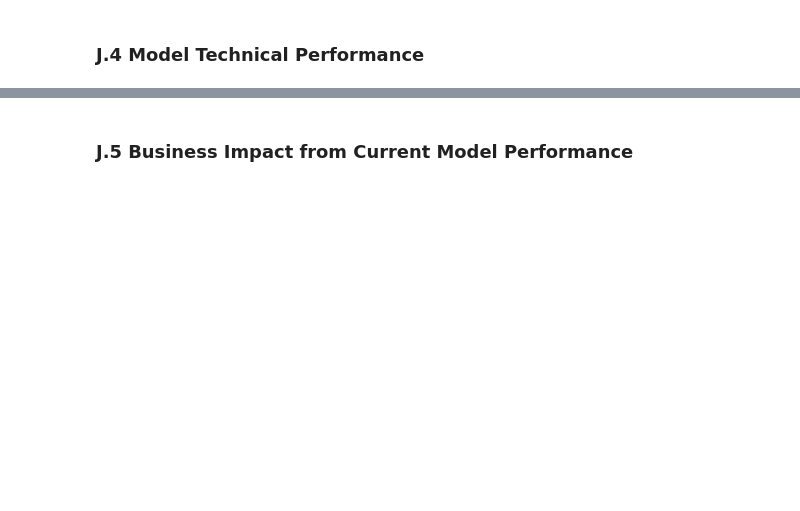
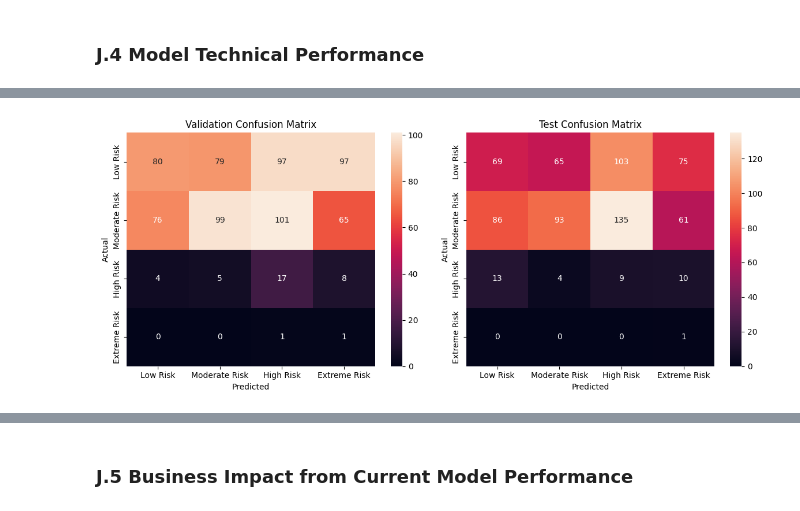
Before and after one commit to RP28/36120-26SP-AT2-26294153-experiments, a Jupyter notebook: notebooks/weather_hazard/36120_26SP_AT2_26294153_experiment_1.ipynb, the cells around one changed output, grey strips where cells are left out. Cells and saved outputs as stored; diff of their text form; code cells hidden in the pictures; blank space fills up the shorter version.

```diff
--- a/notebooks/weather_hazard/36120_26SP_AT2_26294153_experiment_1.ipynb
+++ b/notebooks/weather_hazard/36120_26SP_AT2_26294153_experiment_1.ipynb
@@ -1602,18 +1543,11 @@ optuna_workflow = MLWorkflow(
     inference=evaluate_classification(),
 )
 # %%
-optuna_output = optuna_workflow.run(
-    weather_df,
-    preprocessing_params={
-        "temporal_train_validation_test_split__target": target_name,
-    },
-    track=False,
-)
+optuna_output = optuna_workflow.run(weather_df, preprocessing_params={"temporal_train_validation_test_split__target": target_name}, track=False)
 
 optuna_best_params = pd.DataFrame([{
     "target": target_name,
     **optuna_workflow.best_params_,
-    "validation_macro_recall": optuna_workflow.model_search_.best_score_,
+    "validation_macro_recall": optuna_workflow.model_search_.best_score_
 }])
-
 display(optuna_best_params.set_index("target"))
@@ -1698,30 +1644,13 @@ print(
 # %%
 figure, axes = plt.subplots(1, 2, figsize=(12, 5))
 
 for ax, predictions, actual, title in [
-    (
-        axes[0],
-        validation_predictions,
-        y_validation[target_name],
-        "Validation Confusion Matrix",
-    ),
-    (
-        axes[1],
-        test_predictions,
-        y_test[target_name],
-        "Test Confusion Matrix",
-    ),
+    (axes[0], validation_predictions, y_validation[target_name], "Validation Confusion Matrix"),
+    (axes[1], test_predictions, y_test[target_name], "Test Confusion Matrix")
 ]:
     matrix = confusion_matrix(actual, predictions, labels=class_ids)
-    sns.heatmap(
-        matrix,
-        annot=True,
-        fmt="d",
-        cmap="Blues",
-        xticklabels=class_names,
-        yticklabels=class_names,
-        ax=ax,
-    )
+    sns.heatmap(matrix, annot=True, fmt="d", xticklabels=class_names, yticklabels=class_names, ax=ax)
     ax.set(title=title, xlabel="Predicted", ylabel="Actual")
-
 figure.tight_layout()
+# %% [output]
+[figure, added]
```
Also changed, not shown: parts of 47 cells of this notebook, 2 other files.
